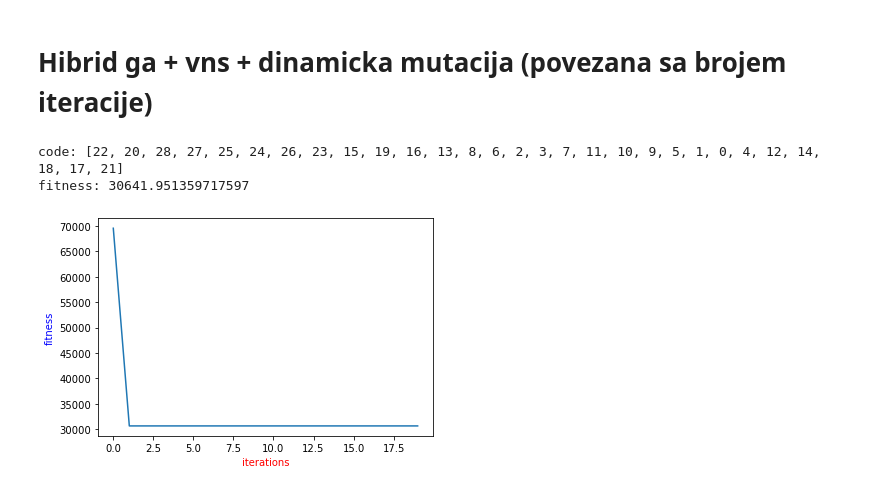
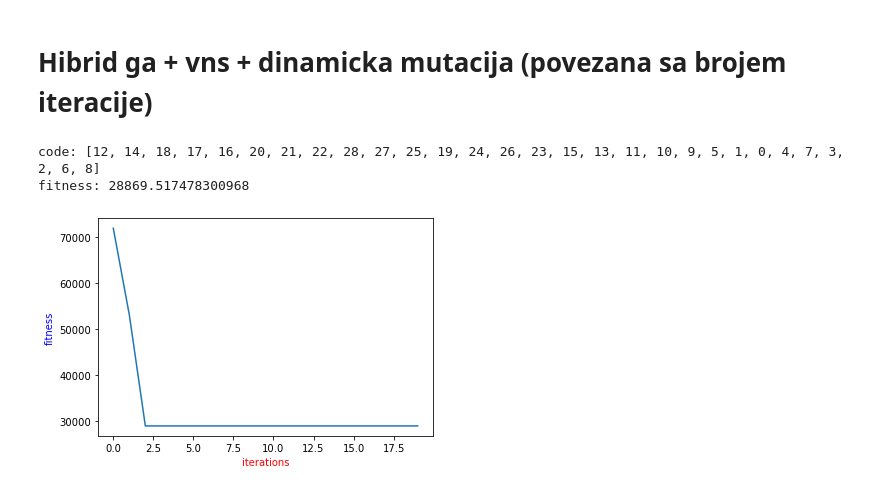
Before and after one commit to mkordic/ga_vns_hybrid, a Jupyter notebook: ga_vns_hybrid.ipynb, the cells around one changed output. Cells and saved outputs as stored; diff of their text form; code cells hidden in the pictures.

```diff
--- a/ga_vns_hybrid.ipynb
+++ b/ga_vns_hybrid.ipynb
@@ -708,12 +710,12 @@ def ga_rvns_dynamic_iteration_depandent_mutation(g,num_iters, use_elitism, eliti
 # %%
 ga_rvns_dynamic_iteration_depandent_mutation( graph,
     num_iters = 20,
     use_elitism = True,
     population_size = 1000,
     elitism_size = 60,
-    tournament_size = 20,
+    tournament_size = 5,
     )
 # %% [output]
-code: [22, 20, 28, 27, 25, 24, 26, 23, 15, 19, 16, 13, 8, 6, 2, 3, 7, 11, 10, 9, 5, 1, 0, 4, 12, 14, 18, 17, 21]
-fitness: 30641.951359717597
+code: [12, 14, 18, 17, 16, 20, 21, 22, 28, 27, 25, 19, 24, 26, 23, 15, 13, 11, 10, 9, 5, 1, 0, 4, 7, 3, 2, 6, 8]
+fitness: 28869.517478300968
-[figure, old version]
+[figure, new version]
```
Also changed, not shown: parts of 9 cells of this notebook, 1 other file.
